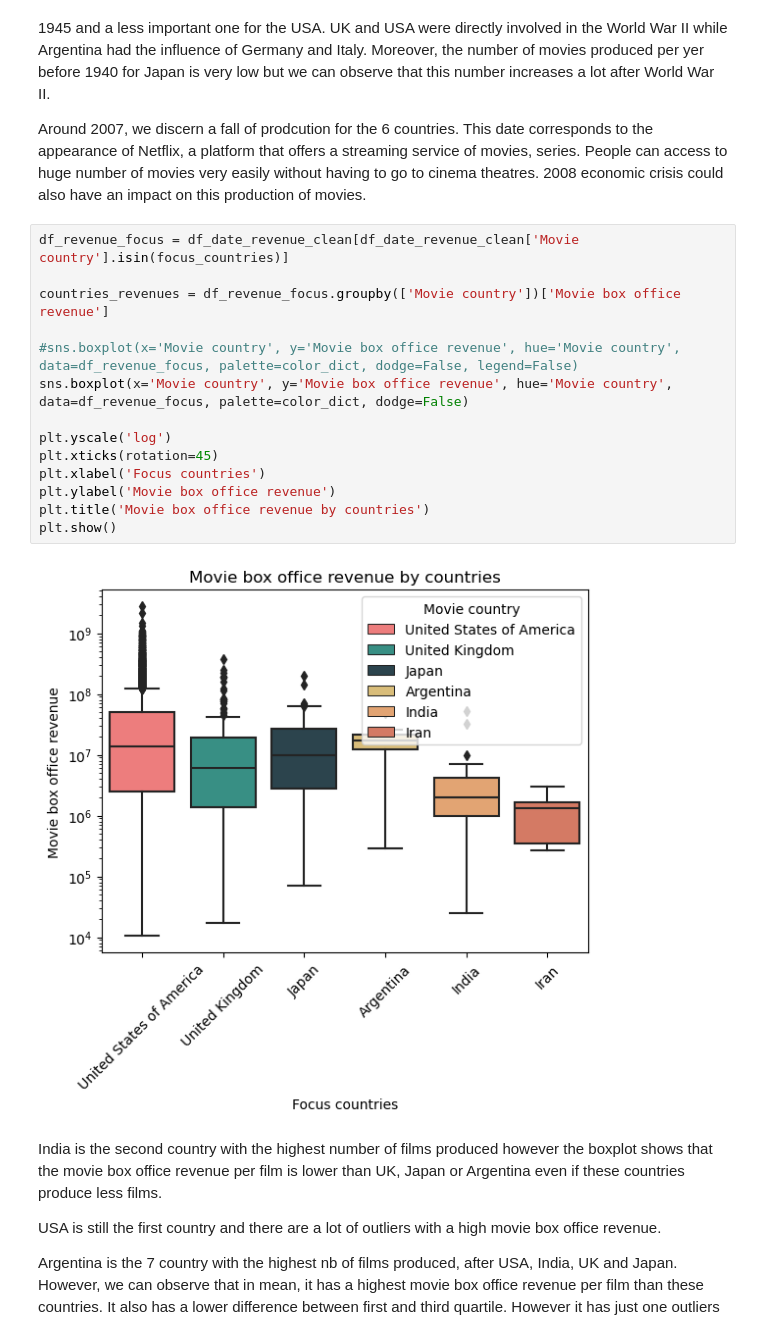
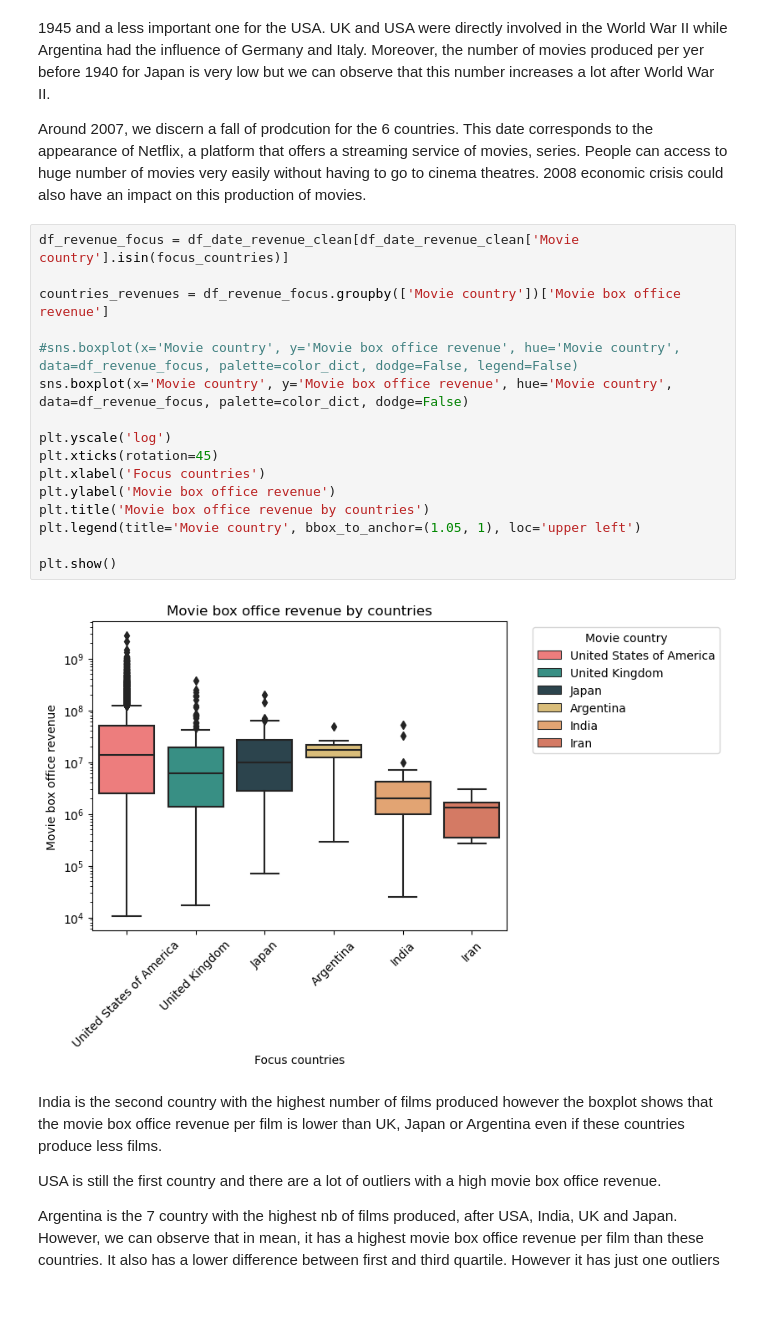
Before and after one commit to epfl-ada/ada-2024-project-4bigbrains, a Jupyter notebook: results.ipynb, the cells around one changed output. Drawn from its saved outputs; the diff is of its cells as text; blank space fills up the shorter version.

```diff
--- a/results.ipynb
+++ b/results.ipynb
@@ -332,19 +304,21 @@ Around 2007, we discern a fall of prodcution for the 6 countries. This date corr
 # %%
 df_revenue_focus = df_date_revenue_clean[df_date_revenue_clean['Movie country'].isin(focus_countries)]
 
 countries_revenues = df_revenue_focus.groupby(['Movie country'])['Movie box office revenue']
 
 #sns.boxplot(x='Movie country', y='Movie box office revenue', hue='Movie country', data=df_revenue_focus, palette=color_dict, dodge=False, legend=False)
 sns.boxplot(x='Movie country', y='Movie box office revenue', hue='Movie country', data=df_revenue_focus, palette=color_dict, dodge=False)
 
 plt.yscale('log')
 plt.xticks(rotation=45)
 plt.xlabel('Focus countries')
 plt.ylabel('Movie box office revenue')
 plt.title('Movie box office revenue by countries')
+plt.legend(title='Movie country', bbox_to_anchor=(1.05, 1), loc='upper left')
+
 plt.show()
 # %% [output]
-[figure, old version]
+[figure, new version]
 # %% [markdown]
 India is the second country with the highest number of films produced however the boxplot shows that the movie box office revenue per film is lower than UK, Japan or Argentina even if these countries produce less films.
 
```
Also changed, not shown: parts of 5 cells of this notebook.
